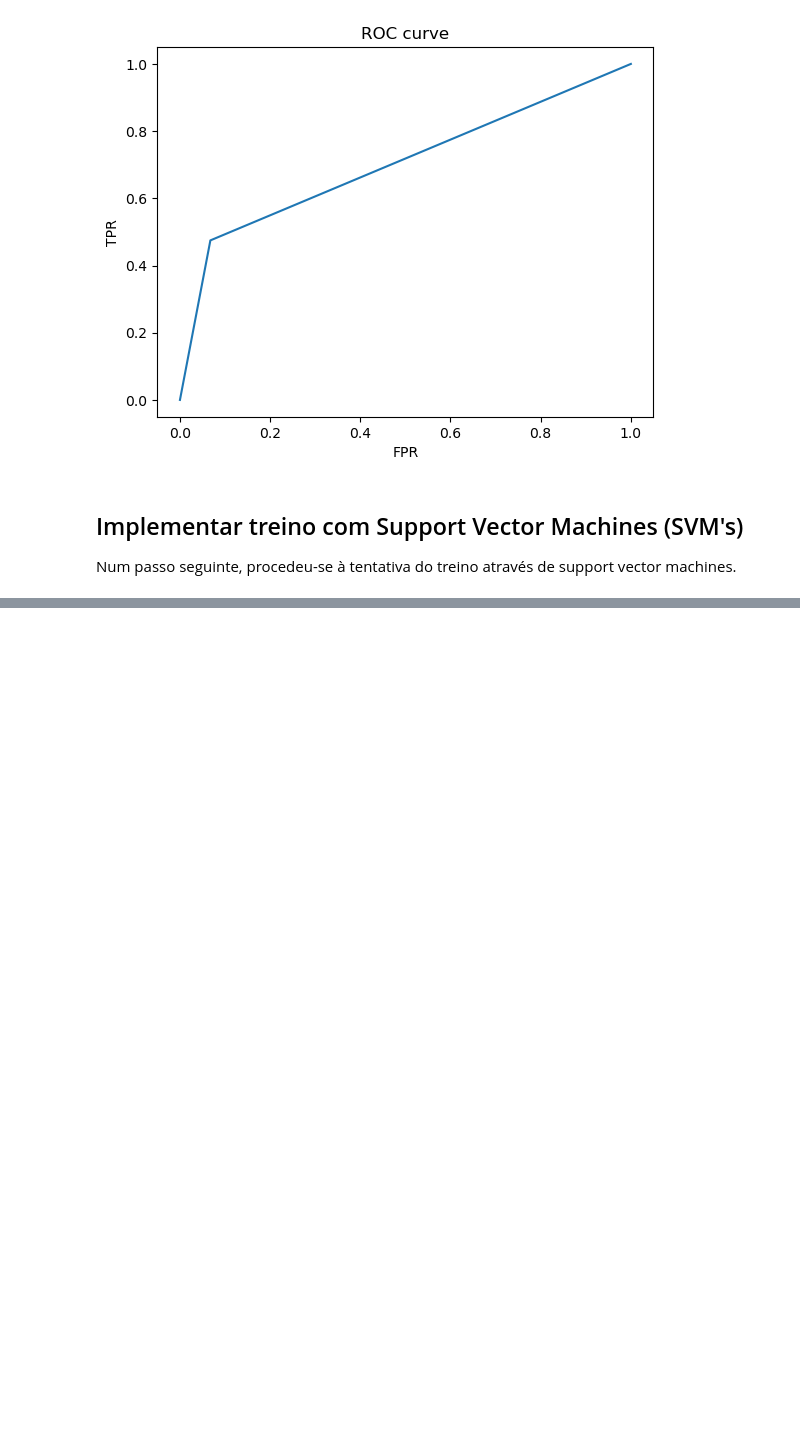
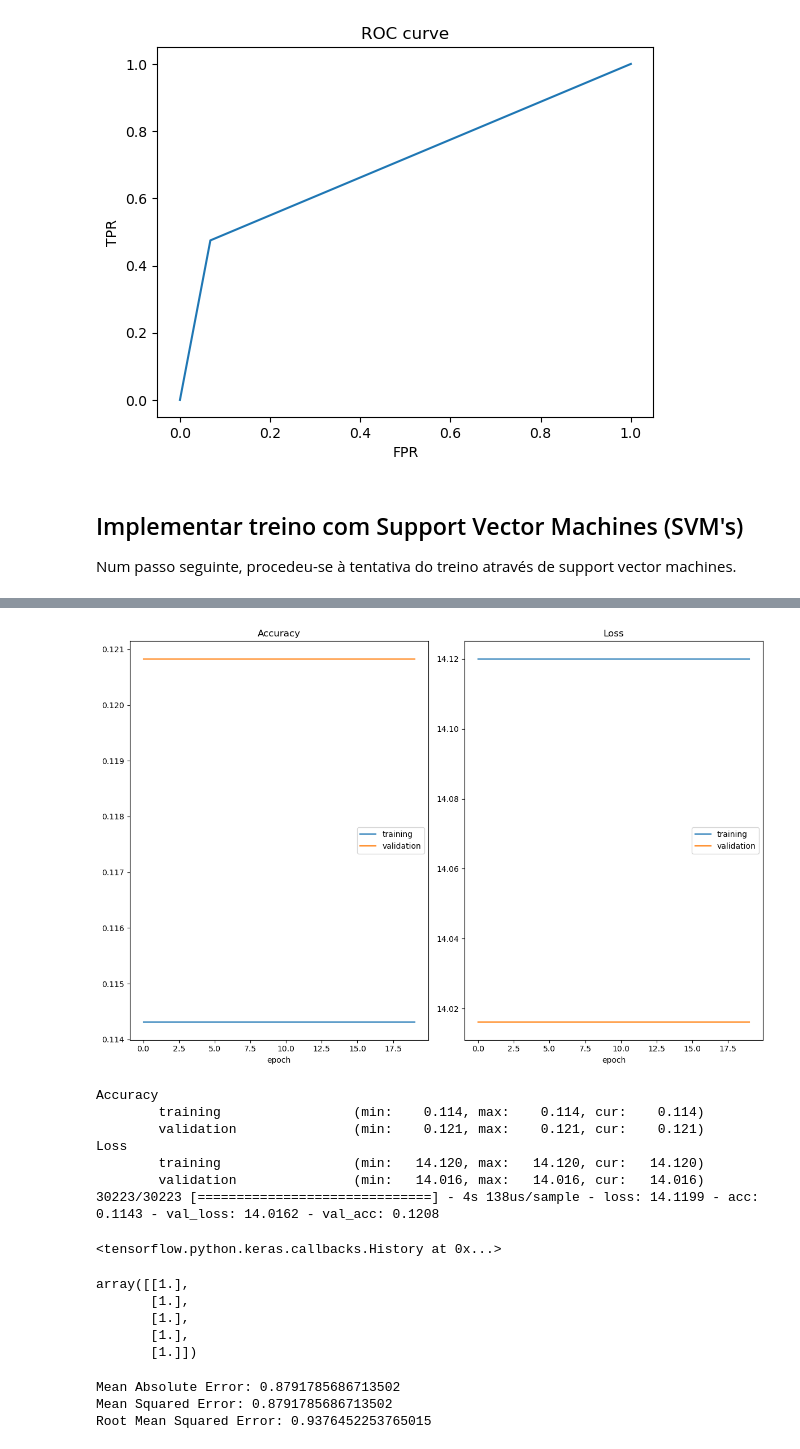
Before and after one commit to MiguelFernandes13/daa, a Jupyter notebook: bank_marketing/Banco.ipynb, the cells around one changed output, grey strips where cells are left out. Drawn from its saved outputs; the diff is of its cells as text; code cells hidden in the pictures; blank space fills up the shorter version.

```diff
--- a/bank_marketing/Banco.ipynb
+++ b/bank_marketing/Banco.ipynb
@@ -828,0 +951,13 @@ Num passo seguinte, procedeu-se à tentativa do treino através de support vecto
+# %%
+def build_model(activation='relu', learning_rate=0.01):
+    model = Sequential()
+    model.add(Dense(16, input_dim=31, activation='relu'))
+    model.add(Dense(8, activation=activation))
+    model.add(Dense(1, activation='softmax'))
+
+    model.compile(
+        loss='binary_crossentropy',
+        optimizer=tf.keras.optimizers.Adam(learning_rate),
+        metrics=['accuracy']
+    )
+    return model
@@ -828,0 +981,19 @@ Num passo seguinte, procedeu-se à tentativa do treino através de support vecto
+# %%
+TUNING_DICT = {
+    'activation': ['relu', 'sigmoid'],
+    'learning_rate' : [0.001],
+    'batch_size' : [32],
+    'epochs' : [20]
+}
+# %%
+kf = KFold(n_splits=5, shuffle=True, random_state=RANDOM_SEED)
+
+model = KerasClassifier(build_model, activation='relu', learning_rate=0.01)
+grid_search = GridSearchCV(estimator = model,
+                           param_grid = TUNING_DICT,
+                           cv = kf,
+                           scoring = 'accuracy',
+                           refit= 'True'
+                           verbose = 1)
+
+grid_search.fit(X_train, y_train, validation_split=0.2)
@@ -828,0 +1042,2 @@ Num passo seguinte, procedeu-se à tentativa do treino através de support vecto
+# %%
+best_mlp_model = grid_search.best_estimator_
@@ -828,0 +1066,32 @@ Num passo seguinte, procedeu-se à tentativa do treino através de support vecto
+# %%
+best_mlp_model.fit(X_train, y_train,
+                   validation_data=(X_test, y_test),
+                   callbacks=[PlotLossesKerasTF()], verbose=1)
+# %% [output]
+[figure, added]
+Accuracy
+        training                 (min:    0.114, max:    0.114, cur:    0.114)
+        validation               (min:    0.121, max:    0.121, cur:    0.121)
+Loss
+        training                 (min:   14.120, max:   14.120, cur:   14.120)
+        validation               (min:   14.016, max:   14.016, cur:   14.016)
+30223/30223 [==============================] - 4s 138us/sample - loss: 14.1199 - acc: 0.1143 - val_loss: 14.0162 - val_acc: 0.1208
+<tensorflow.python.keras.callbacks.History at 0x...>
+# %%
+predictions = best_mlp_model.predict(X_test)
+# %% [output]
+array([[1.],
+       [1.],
+       [1.],
+       [1.],
+       [1.]])
+# %%
+from sklearn import metrics
+
+print('Mean Absolute Error:', metrics.mean_absolute_error(y_test, predictions))
+print('Mean Squared Error:', metrics.mean_squared_error(y_test, predictions))
+print('Root Mean Squared Error:', np.sqrt(metrics.mean_squared_error(y_test, predictions)))
+# %% [output]
+Mean Absolute Error: 0.8791785686713502
+Mean Squared Error: 0.8791785686713502
+Root Mean Squared Error: 0.9376452253765015
```
Also changed, not shown: parts of 29 cells of this notebook.
